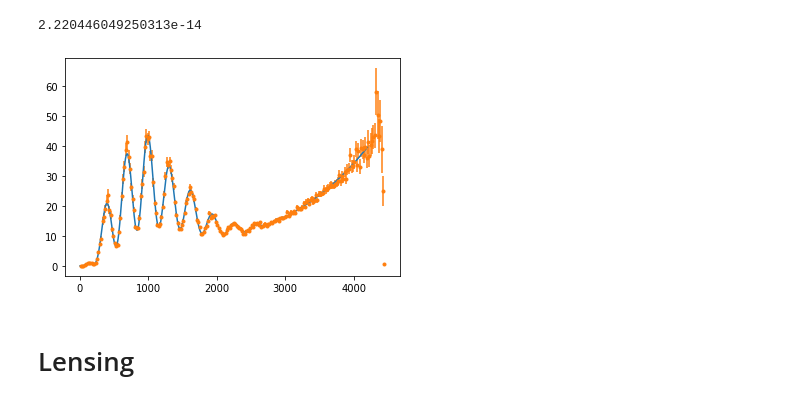
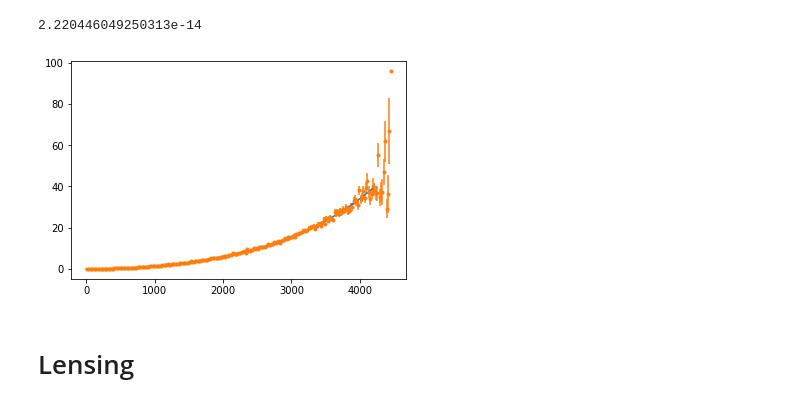
Before and after one commit to winstonyin/cmb_simulation, a Jupyter notebook: cmb_simulation.ipynb, the cells around one changed output. Saved outputs shown, nothing was run; the diff lists cells and outputs as text; code cells hidden in the pictures.

```diff
--- a/cmb_simulation.ipynb
+++ b/cmb_simulation.ipynb
@@ -234,17 +232,17 @@ np.max(teb.E.r-teb2.E.r)-np.min(teb.E.r-teb2.E.r)
 # %%
 # addNoise
 d = 0.001
 N = 500
 cmb = CMBSpectra(powers)
 teb = cmb.generatePrimordialMaps(d, N)
 simons = Detector(*simons_params)
 teb_obs = simons.addNoise(teb)
 
-(cmb.EE + simons.EEn).plot(np.linspace(1, 4200, 500), lambda l: l**2/(2*np.pi))
-teb_obs.E.binSpectrum().plot(lambda l: l**2/(2*np.pi), fmt='.')
+(cmb.BB + simons.BBn).plot(np.linspace(1, 4200, 500), lambda l: l**2/(2*np.pi))
+teb_obs.B.binSpectrum().plot(lambda l: l**2/(2*np.pi), fmt='.')
 # validate: curves match and error bars are reasonable
 # %% [output]
-[figure, old version]
+[figure, new version]
 # %% [markdown]
 # Lensing
 # %%
```
Also changed, not shown: parts of 12 cells of this notebook, 1 other file.
